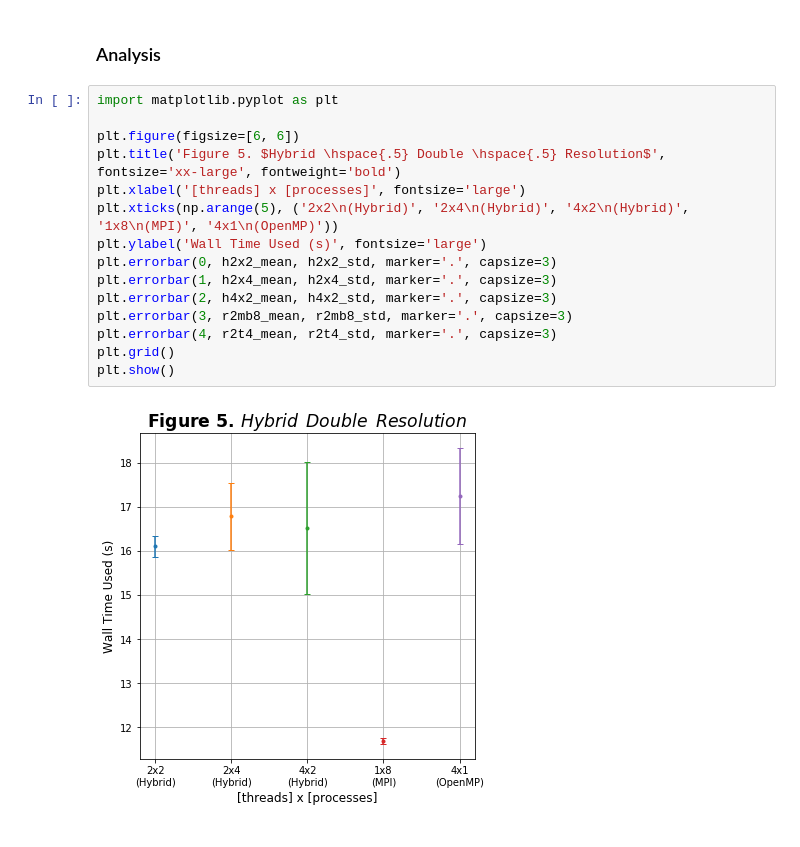
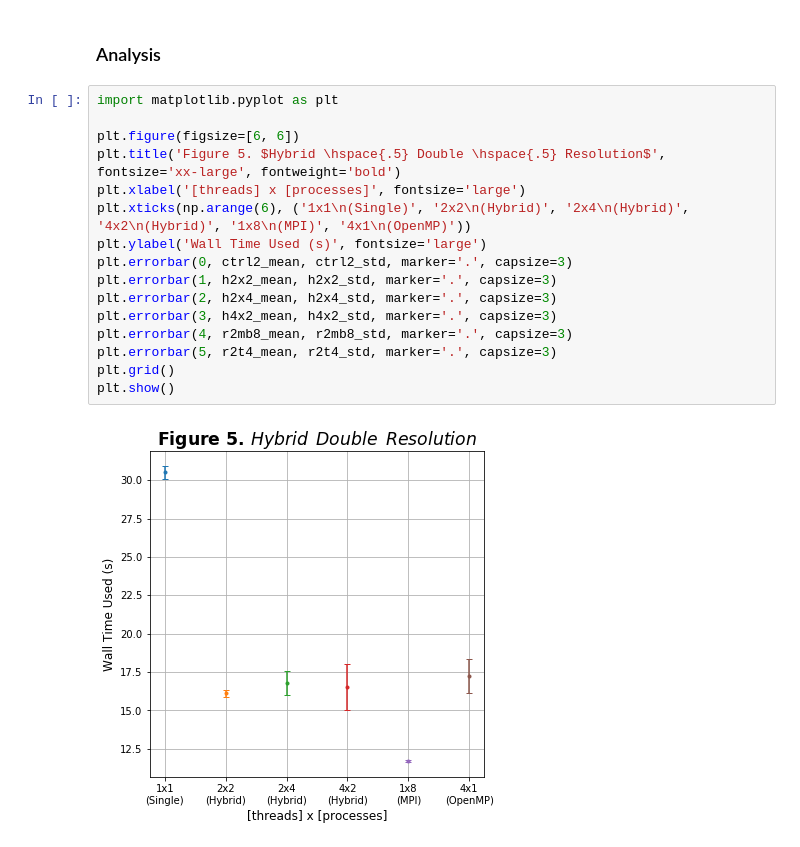
Before and after one commit to sabaronett/shock-cloud, a Jupyter notebook: parallel/ParallelizationAnalysis.ipynb, the cells around one changed output. Saved outputs shown, nothing was run; the diff lists cells and outputs as text.

```diff
--- a/parallel/ParallelizationAnalysis.ipynb
+++ b/parallel/ParallelizationAnalysis.ipynb
@@ -258,17 +258,18 @@ h4x2_std = np.std(h4x2)
 # %%
 import matplotlib.pyplot as plt
 
 plt.figure(figsize=[6, 6])
 plt.title('Figure 5. $Hybrid \hspace{.5} Double \hspace{.5} Resolution$', fontsize='xx-large', fontweight='bold')
 plt.xlabel('[threads] x [processes]', fontsize='large')
-plt.xticks(np.arange(5), ('2x2\n(Hybrid)', '2x4\n(Hybrid)', '4x2\n(Hybrid)', '1x8\n(MPI)', '4x1\n(OpenMP)'))
+plt.xticks(np.arange(6), ('1x1\n(Single)', '2x2\n(Hybrid)', '2x4\n(Hybrid)', '4x2\n(Hybrid)', '1x8\n(MPI)', '4x1\n(OpenMP)'))
 plt.ylabel('Wall Time Used (s)', fontsize='large')
-plt.errorbar(0, h2x2_mean, h2x2_std, marker='.', capsize=3)
-plt.errorbar(1, h2x4_mean, h2x4_std, marker='.', capsize=3)
-plt.errorbar(2, h4x2_mean, h4x2_std, marker='.', capsize=3)
-plt.errorbar(3, r2mb8_mean, r2mb8_std, marker='.', capsize=3)
-plt.errorbar(4, r2t4_mean, r2t4_std, marker='.', capsize=3)
+plt.errorbar(0, ctrl2_mean, ctrl2_std, marker='.', capsize=3)
+plt.errorbar(1, h2x2_mean, h2x2_std, marker='.', capsize=3)
+plt.errorbar(2, h2x4_mean, h2x4_std, marker='.', capsize=3)
+plt.errorbar(3, h4x2_mean, h4x2_std, marker='.', capsize=3)
+plt.errorbar(4, r2mb8_mean, r2mb8_std, marker='.', capsize=3)
+plt.errorbar(5, r2t4_mean, r2t4_std, marker='.', capsize=3)
 plt.grid()
 plt.show()
 # %% [output]
-[figure, old version]
+[figure, new version]
```
